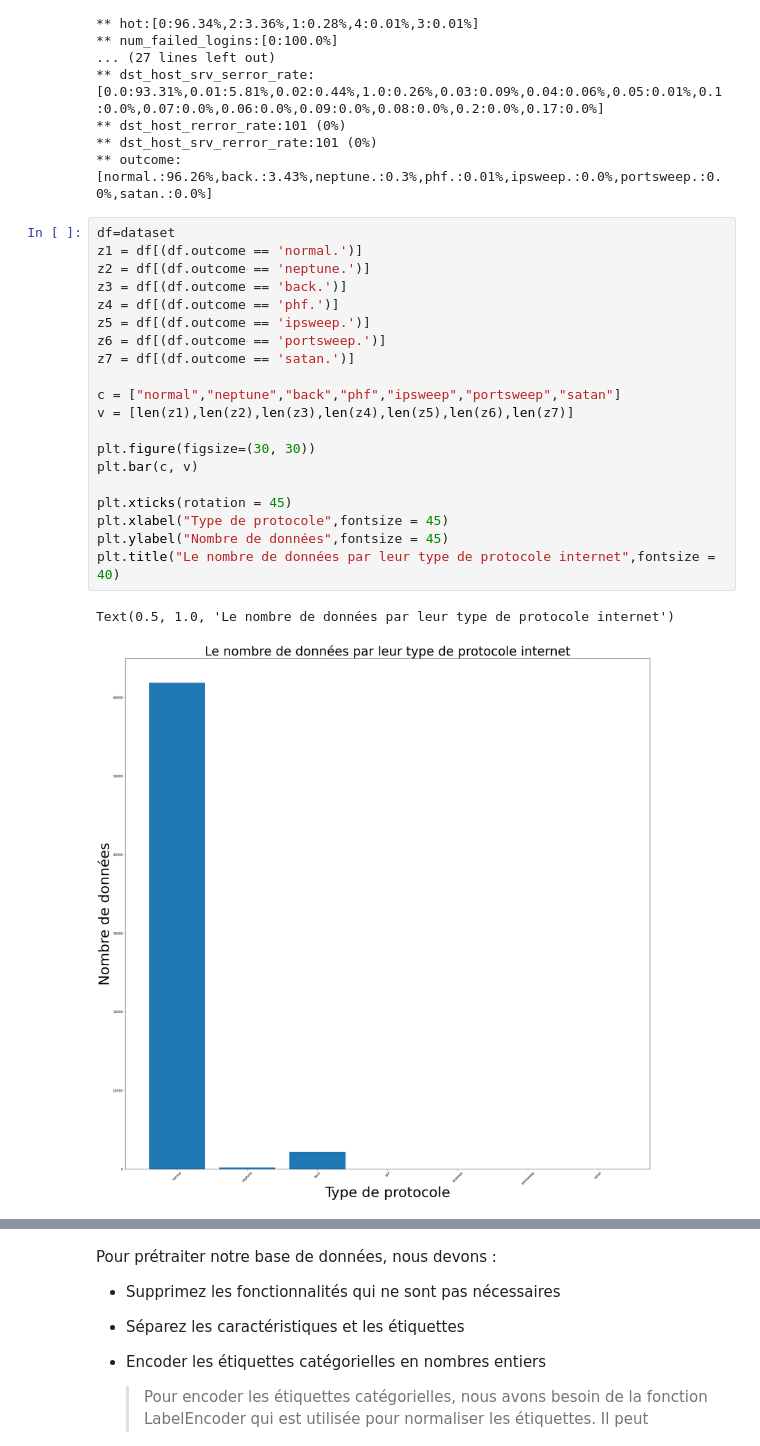
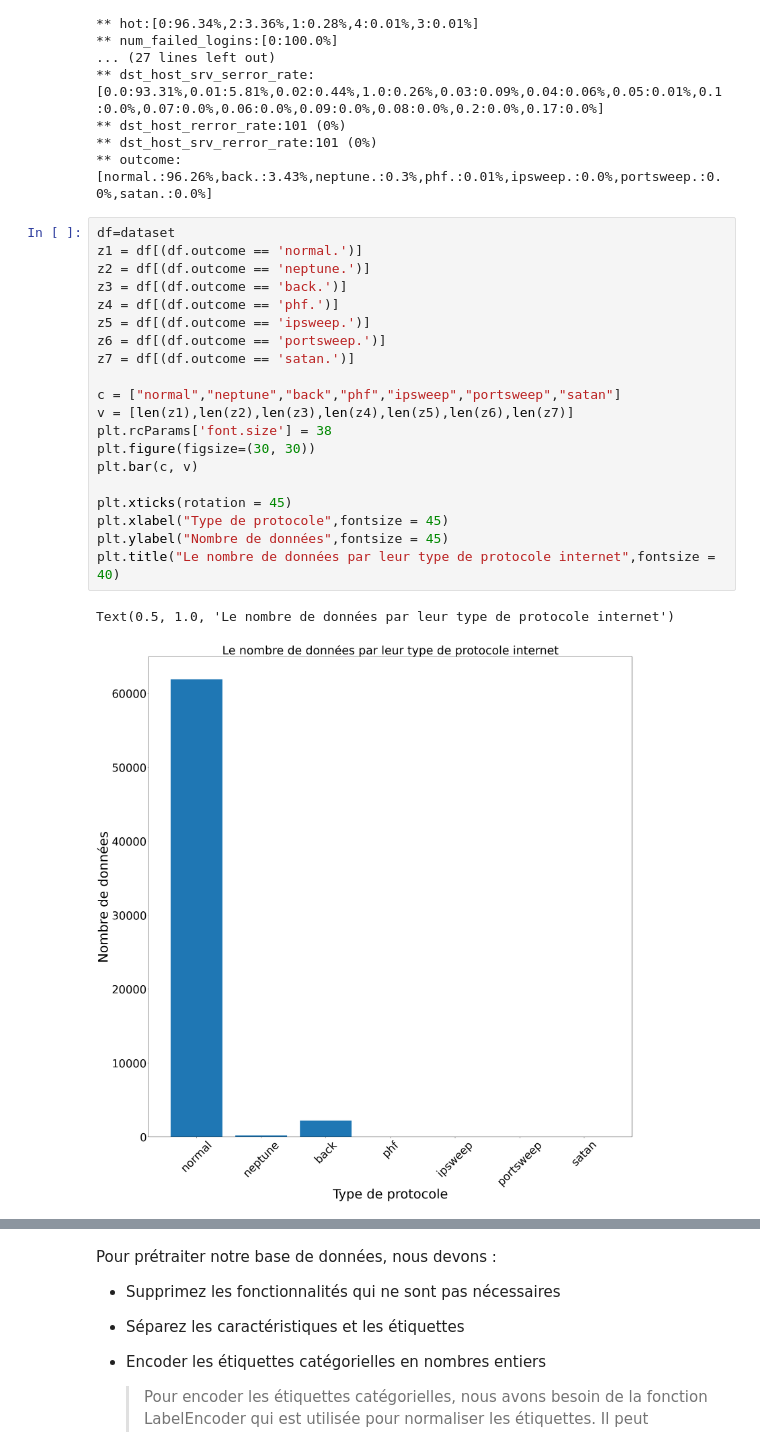
Before and after one commit to BachirZahaf27/NIDS, a Jupyter notebook: Copy_of_NIDS2_(2.2) - Français.ipynb, the cells around one changed output, grey strips where cells are left out. Cells and saved outputs as stored; diff of their text form.

```diff
--- a/Copy_of_NIDS2_(2.2) - Français.ipynb
+++ b/Copy_of_NIDS2_(2.2) - Français.ipynb
@@ -116,26 +116,26 @@ analyze(dataset)
 # %%
 df=dataset
 z1 = df[(df.outcome == 'normal.')]
 z2 = df[(df.outcome == 'neptune.')]
 z3 = df[(df.outcome == 'back.')]
 z4 = df[(df.outcome == 'phf.')]
 z5 = df[(df.outcome == 'ipsweep.')]
 z6 = df[(df.outcome == 'portsweep.')]
 z7 = df[(df.outcome == 'satan.')]
 
 c = ["normal","neptune","back","phf","ipsweep","portsweep","satan"]
 v = [len(z1),len(z2),len(z3),len(z4),len(z5),len(z6),len(z7)]
-
+plt.rcParams['font.size'] = 38
 plt.figure(figsize=(30, 30))
 plt.bar(c, v)
 
 plt.xticks(rotation = 45)
 plt.xlabel("Type de protocole",fontsize = 45)
 plt.ylabel("Nombre de données",fontsize = 45)
 plt.title("Le nombre de données par leur type de protocole internet",fontsize = 40)
 # %% [output]
 Text(0.5, 1.0, 'Le nombre de données par leur type de protocole internet')
-[figure, old version]
+[figure, new version]
 # %% [markdown]
 <div style="margin-left: 250">
 <img src="img/I-4.png" width="4000"/>
```
Also changed, not shown: parts of 12 cells of this notebook.
